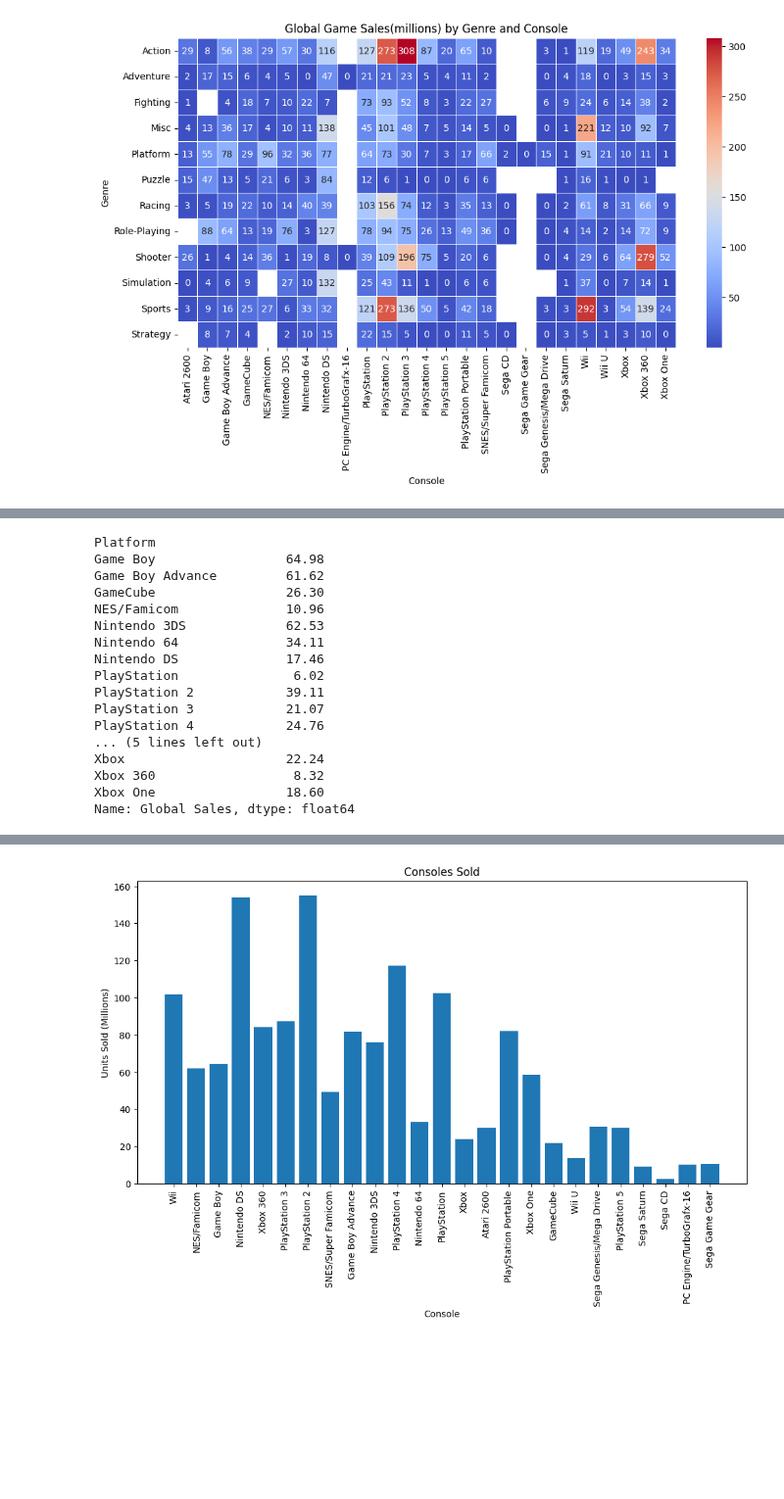
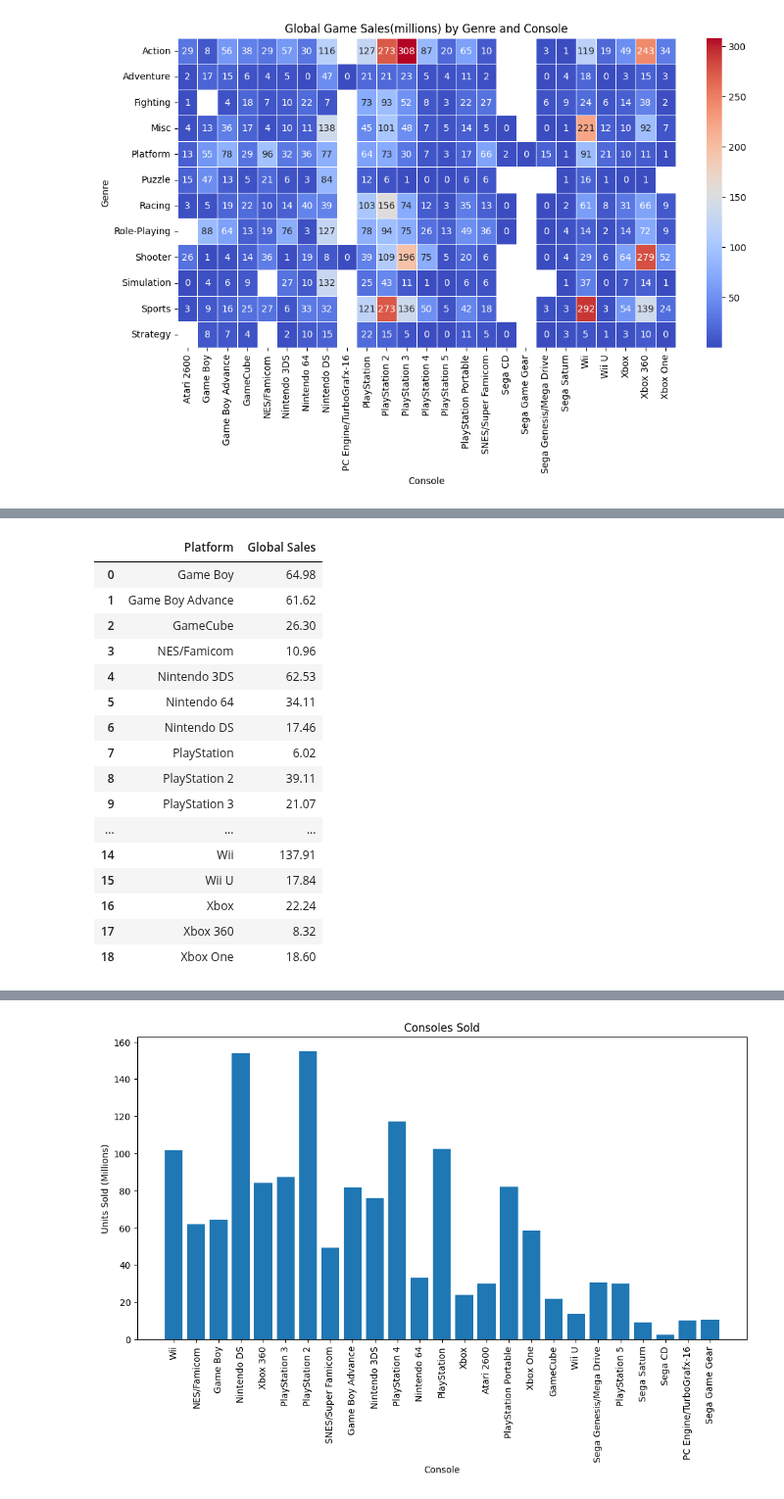
Before and after one commit to V-Pool/vg_sales, a Jupyter notebook: sales.ipynb, the cells around one changed output, grey strips where cells are left out. Shown at 98% size. Saved outputs shown, nothing was run; the diff lists cells and outputs as text; code cells hidden in the pictures; blank space fills up the shorter version.

```diff
--- a/sales.ipynb
+++ b/sales.ipynb
@@ -260,23 +260,23 @@ games_yr_console_released.head(5)
 | 18 | Super Mario World | SNES/Super Famicom | 1990 | Platform | Nintendo | 12.78 | 3.75 | 3.54 | 0.55 | ... |
 | 21 | Super Mario Land | Game Boy | 1989 | Platform | Nintendo | 10.83 | 2.71 | 4.18 | 0.42 | ... |
 # %%
-launch_year_game_sales = games_yr_console_released.groupby('Platform')['Global Sales'].sum()
+launch_year_game_sales = games_yr_console_released.groupby('Platform')['Global Sales'].sum().reset_index()
 launch_year_game_sales
 # %% [output]
-Platform
-Game Boy                 64.98
-Game Boy Advance         61.62
-GameCube                 26.30
-NES/Famicom              10.96
-Nintendo 3DS             62.53
-Nintendo 64              34.11
-Nintendo DS              17.46
-PlayStation               6.02
-PlayStation 2            39.11
-PlayStation 3            21.07
-PlayStation 4            24.76
-... (5 lines left out)
-Xbox                     22.24
-Xbox 360                  8.32
-Xbox One                 18.60
-Name: Global Sales, dtype: float64
+|  | Platform | Global Sales |
+| 0 | Game Boy | 64.98 |
+| 1 | Game Boy Advance | 61.62 |
+| 2 | GameCube | 26.30 |
+| 3 | NES/Famicom | 10.96 |
+| 4 | Nintendo 3DS | 62.53 |
+| 5 | Nintendo 64 | 34.11 |
+| 6 | Nintendo DS | 17.46 |
+| 7 | PlayStation | 6.02 |
+| 8 | PlayStation 2 | 39.11 |
+| 9 | PlayStation 3 | 21.07 |
+| ... | ... | ... |
+| 14 | Wii | 137.91 |
+| 15 | Wii U | 17.84 |
+| 16 | Xbox | 22.24 |
+| 17 | Xbox 360 | 8.32 |
+| 18 | Xbox One | 18.60 |
```
Also changed, not shown: parts of 2 cells of this notebook.
